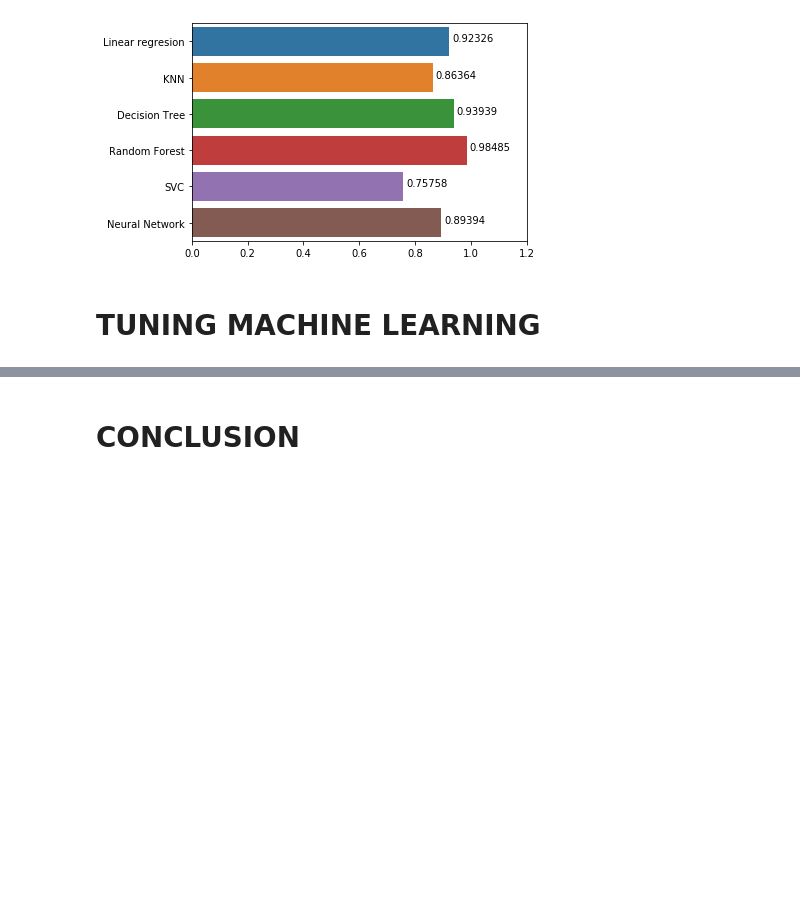
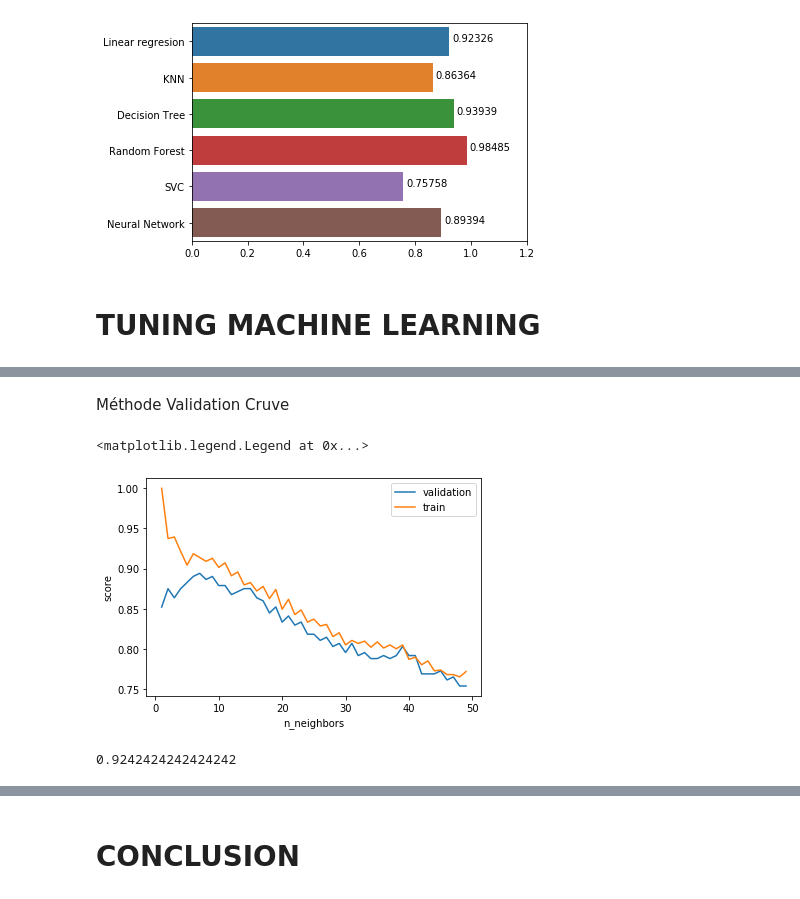
Before and after one commit to GuillaumeDupuy/Machine-Learning, a Jupyter notebook: projet.ipynb, the cells around one changed output, grey strips where cells are left out. Saved outputs shown, nothing was run; the diff lists cells and outputs as text; code cells hidden in the pictures; blank space fills up the shorter version.

```diff
--- a/projet.ipynb
+++ b/projet.ipynb
@@ -386,0 +422,35 @@ show_values(g)
+# %% [markdown]
+Méthode Validation Cruve
+# %%
+from sklearn.model_selection import validation_curve
+
+model = KNeighborsClassifier()
+k = np.arange(1,50)
+
+train_score, val_score = validation_curve(model,X_train,y_train,'n_neighbors',k,cv=5)
+
+plt.plot(k,val_score.mean(axis=1),label='validation')
+plt.plot(k,train_score.mean(axis=1),label='train')
+plt.ylabel('score')
+plt.xlabel('n_neighbors')
+plt.legend()
+# %% [output]
+<matplotlib.legend.Legend at 0x...>
+[figure, added]
+# %%
+from sklearn.model_selection import GridSearchCV
+
+param_grid = {'n_neighbors':np.arange(1,50),
+              'metric': ['euclidean','manhattan']}
+
+grid = GridSearchCV(KNeighborsClassifier(),param_grid,cv=5)
+
+grid.fit(X_train,y_train)
+
+grid.best_score_,grid.best_params_
+
+model = grid.best_estimator_
+
+model.score(X_test,y_test)
+# %% [output]
+0.9242424242424242
```
Also changed, not shown: parts of 14 cells of this notebook.
